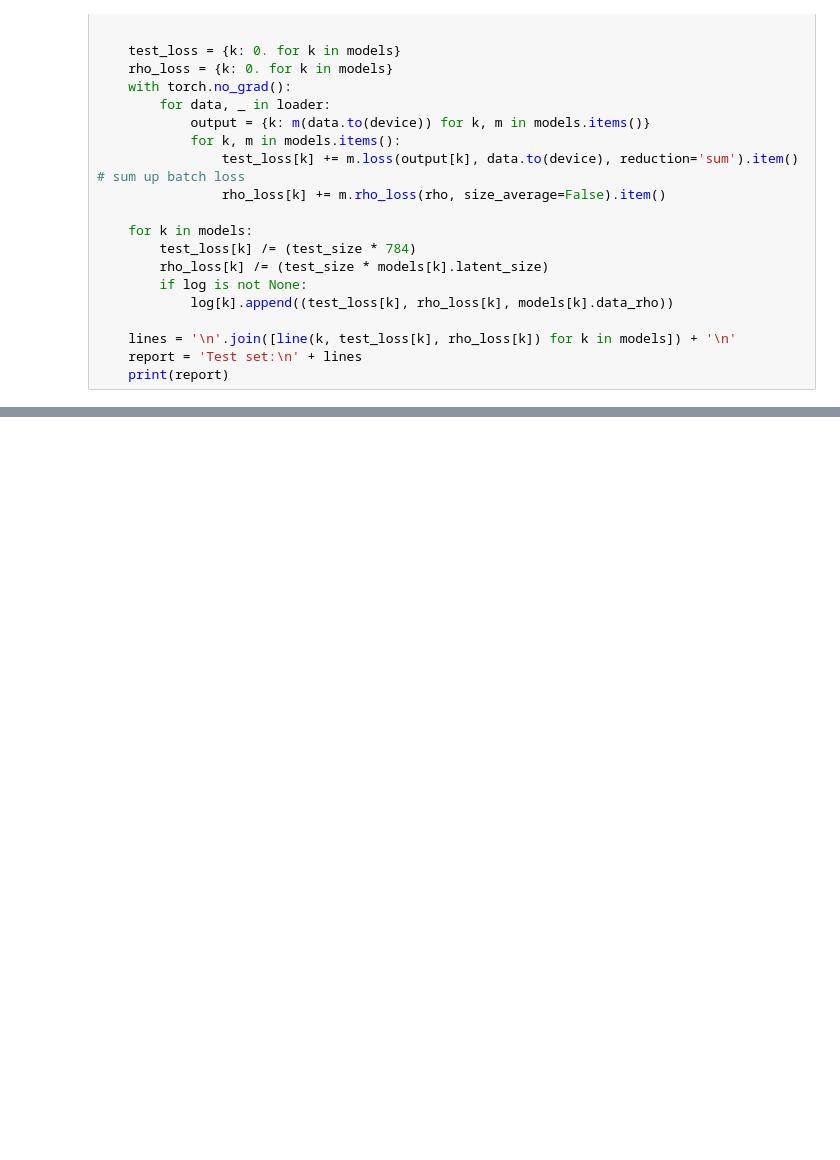
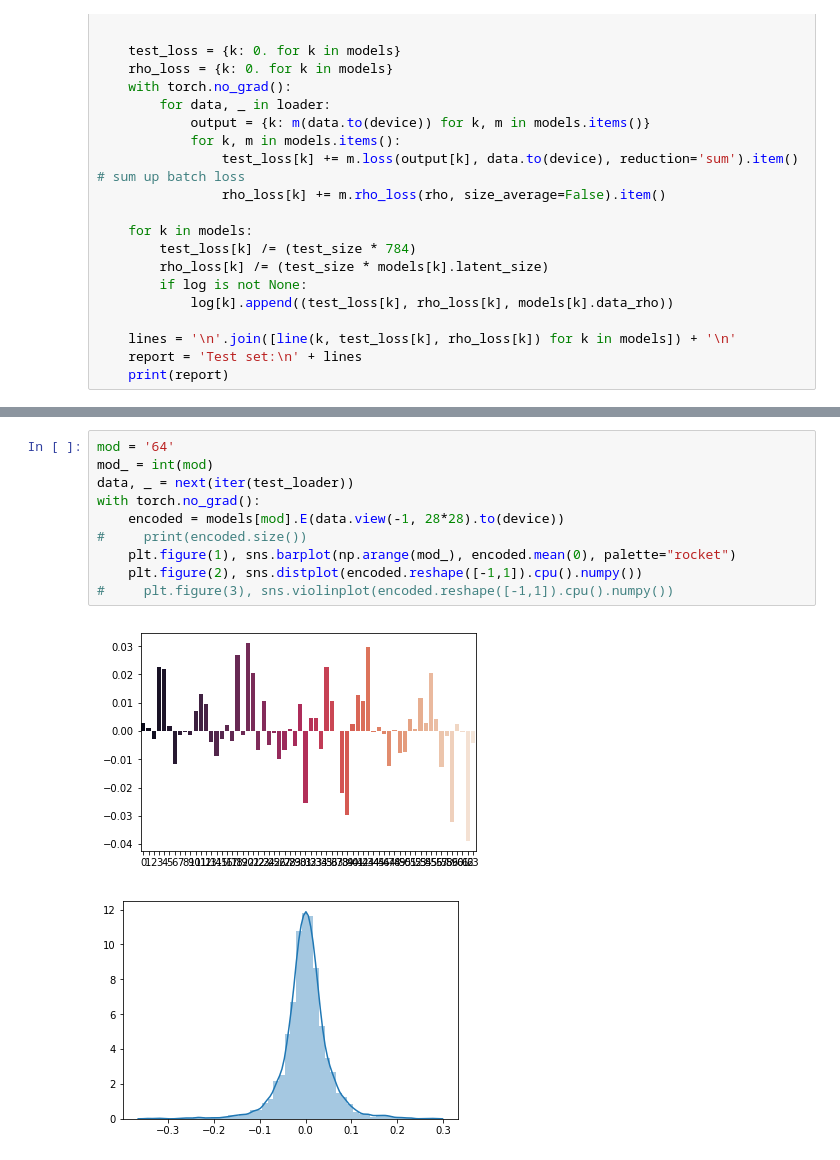
Before and after one commit to alexander-prutko/otus-ds-homework, a Jupyter notebook: homework-4/sparse_ae_th_l1.ipynb, the cells around one changed output, grey strips where cells are left out. Drawn from its saved outputs; the diff is of its cells as text; blank space fills up the shorter version.

```diff
--- a/homework-4/sparse_ae_th_l1.ipynb
+++ b/homework-4/sparse_ae_th_l1.ipynb
@@ -195,3 +197,16 @@ sns.barplot(np.arange(64), test_log['64'][i][2].cpu().numpy(), palette="rocket",
+# %%
+mod = '64'
+mod_ = int(mod)
+data, _ = next(iter(test_loader))
+with torch.no_grad():
+    encoded = models[mod].E(data.view(-1, 28*28).to(device))
+#     print(encoded.size())
+    plt.figure(1), sns.barplot(np.arange(mod_), encoded.mean(0), palette="rocket")
+    plt.figure(2), sns.distplot(encoded.reshape([-1,1]).cpu().numpy())
+#     plt.figure(3), sns.violinplot(encoded.reshape([-1,1]).cpu().numpy())
+# %% [output]
+[figure, added]
+[figure, added]
 # %%
 plot_mnist(data.data.numpy(), (5, 10))
 plot_mnist(to_plot, (5, 10))
```
Also changed, not shown: parts of 13 cells of this notebook, 2 other files.
